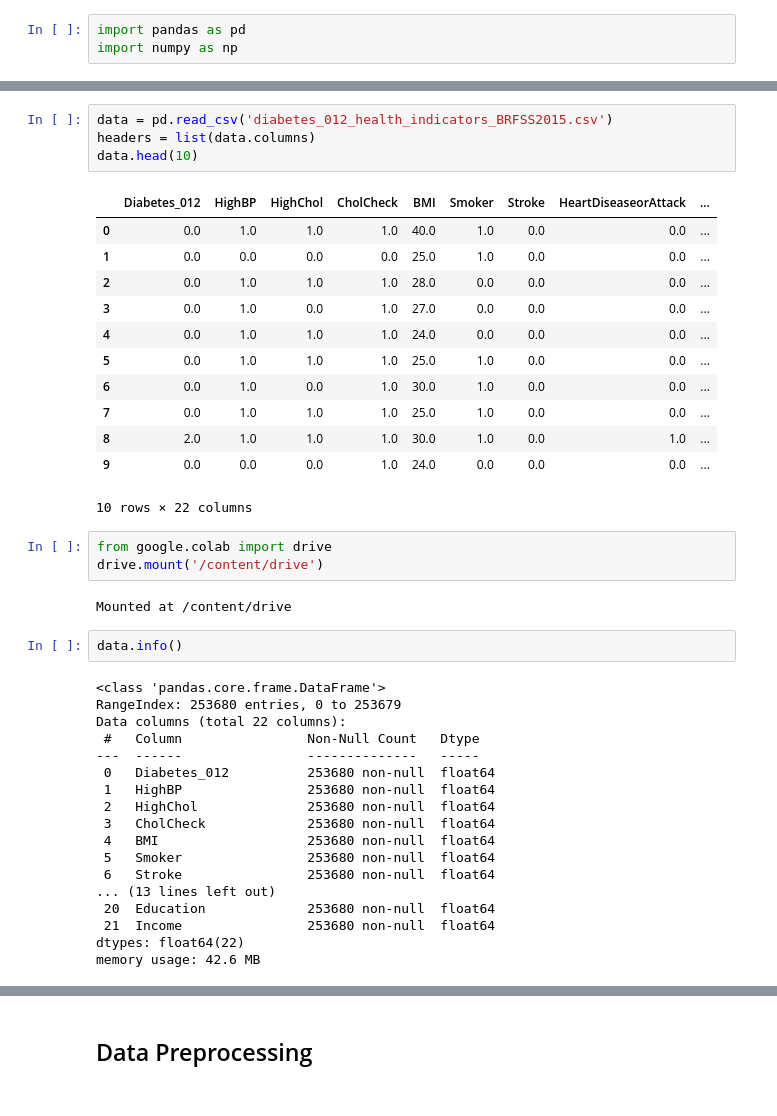
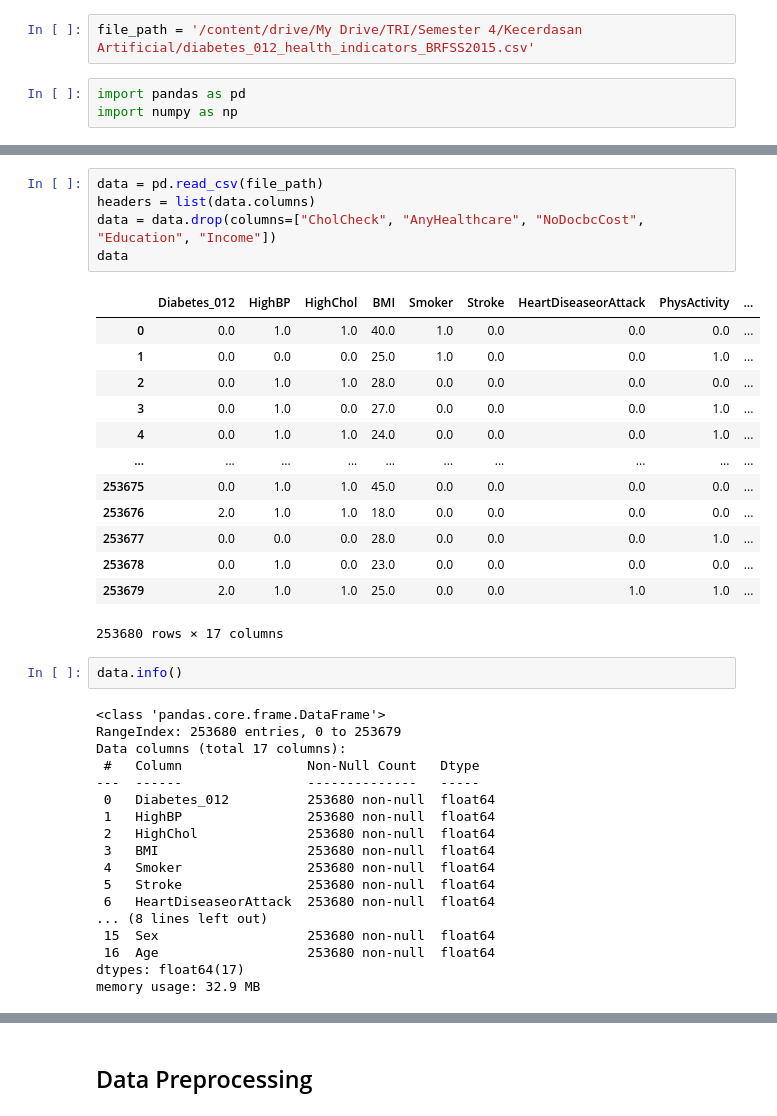
Before and after one commit to dzakimaulana/Diabetes-Risk-Assessment, a Jupyter notebook: DRA.ipynb, the cells around one changed output, grey strips where cells are left out. Saved outputs shown, nothing was run; the diff lists cells and outputs as text.

```diff
--- a/DRA.ipynb
+++ b/DRA.ipynb
@@ -81,3 +86,5 @@ The dataset used is a clean dataset of 253,680 survey responses to CDC'S BRFSS20
+# %%
+file_path = '/content/drive/My Drive/TRI/Semester 4/Kecerdasan Artificial/diabetes_012_health_indicators_BRFSS2015.csv'
 # %%
 import pandas as pd
 import numpy as np
@@ -90,45 +95,42 @@ uploaded = files.upload()
 # %%
-data = pd.read_csv('diabetes_012_health_indicators_BRFSS2015.csv')
+data = pd.read_csv(file_path)
 headers = list(data.columns)
-data.head(10)
+data = data.drop(columns=["CholCheck", "AnyHealthcare", "NoDocbcCost", "Education", "Income"])
+data
 # %% [output]
-|  | Diabetes_012 | HighBP | HighChol | CholCheck | BMI | Smoker | Stroke | HeartDiseaseorAttack | ... |
-| 0 | 0.0 | 1.0 | 1.0 | 1.0 | 40.0 | 1.0 | 0.0 | 0.0 | ... |
-| 1 | 0.0 | 0.0 | 0.0 | 0.0 | 25.0 | 1.0 | 0.0 | 0.0 | ... |
-| 2 | 0.0 | 1.0 | 1.0 | 1.0 | 28.0 | 0.0 | 0.0 | 0.0 | ... |
-| 3 | 0.0 | 1.0 | 0.0 | 1.0 | 27.0 | 0.0 | 0.0 | 0.0 | ... |
-| 4 | 0.0 | 1.0 | 1.0 | 1.0 | 24.0 | 0.0 | 0.0 | 0.0 | ... |
-| 5 | 0.0 | 1.0 | 1.0 | 1.0 | 25.0 | 1.0 | 0.0 | 0.0 | ... |
-| 6 | 0.0 | 1.0 | 0.0 | 1.0 | 30.0 | 1.0 | 0.0 | 0.0 | ... |
-| 7 | 0.0 | 1.0 | 1.0 | 1.0 | 25.0 | 1.0 | 0.0 | 0.0 | ... |
-| 8 | 2.0 | 1.0 | 1.0 | 1.0 | 30.0 | 1.0 | 0.0 | 1.0 | ... |
-| 9 | 0.0 | 0.0 | 0.0 | 1.0 | 24.0 | 0.0 | 0.0 | 0.0 | ... |
+|  | Diabetes_012 | HighBP | HighChol | BMI | Smoker | Stroke | HeartDiseaseorAttack | PhysActivity | ... |
+| 0 | 0.0 | 1.0 | 1.0 | 40.0 | 1.0 | 0.0 | 0.0 | 0.0 | ... |
+| 1 | 0.0 | 0.0 | 0.0 | 25.0 | 1.0 | 0.0 | 0.0 | 1.0 | ... |
+| 2 | 0.0 | 1.0 | 1.0 | 28.0 | 0.0 | 0.0 | 0.0 | 0.0 | ... |
+| 3 | 0.0 | 1.0 | 0.0 | 27.0 | 0.0 | 0.0 | 0.0 | 1.0 | ... |
+| 4 | 0.0 | 1.0 | 1.0 | 24.0 | 0.0 | 0.0 | 0.0 | 1.0 | ... |
+| ... | ... | ... | ... | ... | ... | ... | ... | ... | ... |
+| 253675 | 0.0 | 1.0 | 1.0 | 45.0 | 0.0 | 0.0 | 0.0 | 0.0 | ... |
+| 253676 | 2.0 | 1.0 | 1.0 | 18.0 | 0.0 | 0.0 | 0.0 | 0.0 | ... |
+| 253677 | 0.0 | 0.0 | 0.0 | 28.0 | 0.0 | 0.0 | 0.0 | 1.0 | ... |
+| 253678 | 0.0 | 1.0 | 0.0 | 23.0 | 0.0 | 0.0 | 0.0 | 0.0 | ... |
+| 253679 | 2.0 | 1.0 | 1.0 | 25.0 | 0.0 | 0.0 | 1.0 | 1.0 | ... |
-10 rows × 22 columns
+253680 rows × 17 columns
-# %%
-from google.colab import drive
-drive.mount('/content/drive')
-# %% [output]
-Mounted at /content/drive
 # %%
 data.info()
 # %% [output]
 <class 'pandas.core.frame.DataFrame'>
 RangeIndex: 253680 entries, 0 to 253679
-Data columns (total 22 columns):
+Data columns (total 17 columns):
  #   Column                Non-Null Count   Dtype
 ---  ------                --------------   -----
  0   Diabetes_012          253680 non-null  float64
  1   HighBP                253680 non-null  float64
  2   HighChol              253680 non-null  float64
- 3   CholCheck             253680 non-null  float64
- 4   BMI                   253680 non-null  float64
- 5   Smoker                253680 non-null  float64
- 6   Stroke                253680 non-null  float64
-... (13 lines left out)
- 20  Education             253680 non-null  float64
- 21  Income                253680 non-null  float64
-dtypes: float64(22)
-memory usage: 42.6 MB
+ 3   BMI                   253680 non-null  float64
+ 4   Smoker                253680 non-null  float64
+ 5   Stroke                253680 non-null  float64
+ 6   HeartDiseaseorAttack  253680 non-null  float64
+... (8 lines left out)
+ 15  Sex                   253680 non-null  float64
+ 16  Age                   253680 non-null  float64
+dtypes: float64(17)
+memory usage: 32.9 MB
 # %%
 data.describe()
 # %% [output]
```
Also changed, not shown: parts of 25 cells of this notebook.
